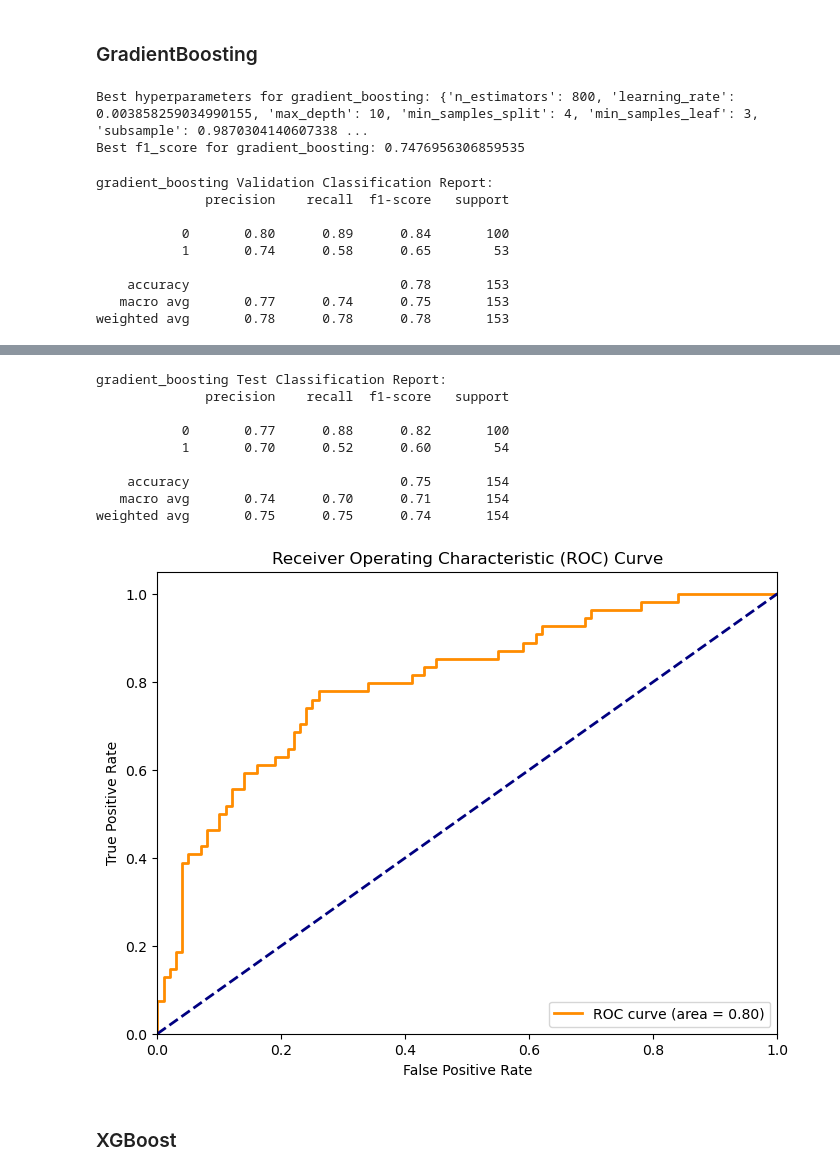
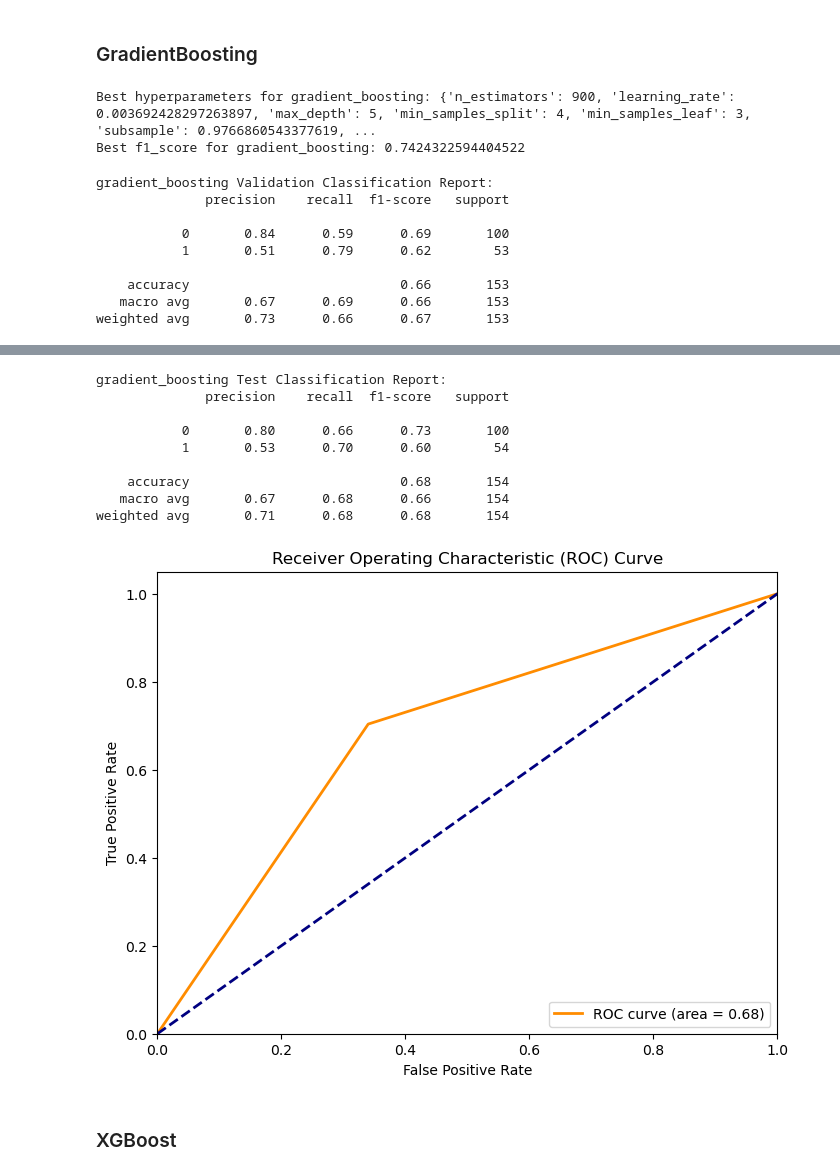
Before and after one commit to TanKyeWen/DiabetesPrediction, a Jupyter notebook: (SE)_Assign2_TanKyeWen_2103121.ipynb, the cells around one changed output, grey strips where cells are left out. Drawn from its saved outputs; the diff is of its cells as text; code cells hidden in the pictures.

```diff
--- a/(SE)_Assign2_TanKyeWen_2103121.ipynb
+++ b/(SE)_Assign2_TanKyeWen_2103121.ipynb
@@ -1149,13 +1282,26 @@ Best hyperparameters for random_forest: {'n_estimators': 500, 'max_depth': 40, '
 Best f1_score for random_forest: 0.7387705380221783
 # %%
 # Output
+report_val = classification_report(y_val, y_val_pred_random_forest, output_dict=True)
+auc_val = roc_auc_score(y_val, y_val_pred_random_forest)
 print("random_forest Validation Classification Report:")
 print(classification_report(y_val, y_val_pred_random_forest))
 get_roc_auc(y_val, y_val_pred_random_forest)
 
+
+report_test = classification_report(y_test, y_test_pred_random_forest, output_dict=True)
+auc_test = roc_auc_score(y_test, y_test_pred_random_forest)
 print("random_forest Test Classification Report:")
 print(classification_report(y_test, y_test_pred_random_forest))
 get_roc_auc(y_test, y_test_pred_random_forest)
+
+results.append({
+    "model": "random_forest",
+    "val_result": report_val,
+    "val_auc": float(auc_val),
+    "test_result": report_test,
+    "test_auc": float(auc_test),
+})
 # %% [output]
 random_forest Validation Classification Report:
               precision    recall  f1-score   support
@@ -1232,30 +1378,48 @@ best_gradient_boosting = GradientBoostingClassifier(
     **study_gradient_boosting.best_params,
     random_state=42
 )
-best_gradient_boosting.fit(X_train, y_train)
+best_gradient_boosting_pipe = Pipeline([
+    ("scaler", StandardScaler()),
+    ("clf", best_gradient_boosting)
+])
 
-# Evaluate gradient_boosting on val and test data
-y_val_pred_gradient_boosting = best_gradient_boosting.predict(X_val)
-y_test_pred_gradient_boosting = best_gradient_boosting.predict(X_test)
+best_gradient_boosting_pipe.fit(X_train_transformed, y_train)
+
+# Evaluate LinearSVC on val and test data
+y_val_pred_gradient_boosting = best_gradient_boosting_pipe.predict(X_val_transformed)
+y_test_pred_gradient_boosting = best_gradient_boosting_pipe.predict(X_test_transformed)
 # %% [output]
-Best hyperparameters for gradient_boosting: {'n_estimators': 800, 'learning_rate': 0.003858259034990155, 'max_depth': 10, 'min_samples_split': 4, 'min_samples_leaf': 3, 'subsample': 0.9870304140607338 ...
-Best f1_score for gradient_boosting: 0.7476956306859535
+Best hyperparameters for gradient_boosting: {'n_estimators': 900, 'learning_rate': 0.003692428297263897, 'max_depth': 5, 'min_samples_split': 4, 'min_samples_leaf': 3, 'subsample': 0.9766860543377619, ...
+Best f1_score for gradient_boosting: 0.7424322594404522
 # %%
 # Output
+report_val = classification_report(y_val, y_val_pred_gradient_boosting, output_dict=True)
+auc_val = roc_auc_score(y_val, y_val_pred_gradient_boosting)
 print("gradient_boosting Validation Classification Report:")
 print(classification_report(y_val, y_val_pred_gradient_boosting))
-get_roc_auc(y_val, best_gradient_boosting.decision_function(X_val))
+get_roc_auc(y_val, y_val_pred_gradient_boosting)
 
+
+report_test = classification_report(y_test, y_test_pred_gradient_boosting, output_dict=True)
+auc_test = roc_auc_score(y_test, y_test_pred_gradient_boosting)
 print("gradient_boosting Test Classification Report:")
 print(classification_report(y_test, y_test_pred_gradient_boosting))
-get_roc_auc(y_test, best_gradient_boosting.decision_function(X_test))
+get_roc_auc(y_test, y_test_pred_gradient_boosting)
+
+results.append({
+    "model": "gradient_boosting",
+    "val_result": report_val,
+    "val_auc": float(auc_val),
+    "test_result": report_test,
+    "test_auc": float(auc_test),
+})
 # %% [output]
 gradient_boosting Validation Classification Report:
               precision    recall  f1-score   support
 
-           0       0.80      0.89      0.84       100
-           1       0.74      0.58      0.65        53
+           0       0.84      0.59      0.69       100
+           1       0.51      0.79      0.62        53
 
-    accuracy                           0.78       153
-   macro avg       0.77      0.74      0.75       153
-weighted avg       0.78      0.78      0.78       153
+    accuracy                           0.66       153
+   macro avg       0.67      0.69      0.66       153
+weighted avg       0.73      0.66      0.67       153
@@ -1263,13 +1427,13 @@ weighted avg       0.78      0.78      0.78       153
 gradient_boosting Test Classification Report:
               precision    recall  f1-score   support
 
-           0       0.77      0.88      0.82       100
-           1       0.70      0.52      0.60        54
+           0       0.80      0.66      0.73       100
+           1       0.53      0.70      0.60        54
 
-    accuracy                           0.75       154
-   macro avg       0.74      0.70      0.71       154
-weighted avg       0.75      0.75      0.74       154
+    accuracy                           0.68       154
+   macro avg       0.67      0.68      0.66       154
+weighted avg       0.71      0.68      0.68       154
-[figure, old version]
+[figure, new version]
 # %% [markdown]
 ### XGBoost
 # %%
```
Also changed, not shown: parts of 48 cells of this notebook, 1 other file.
